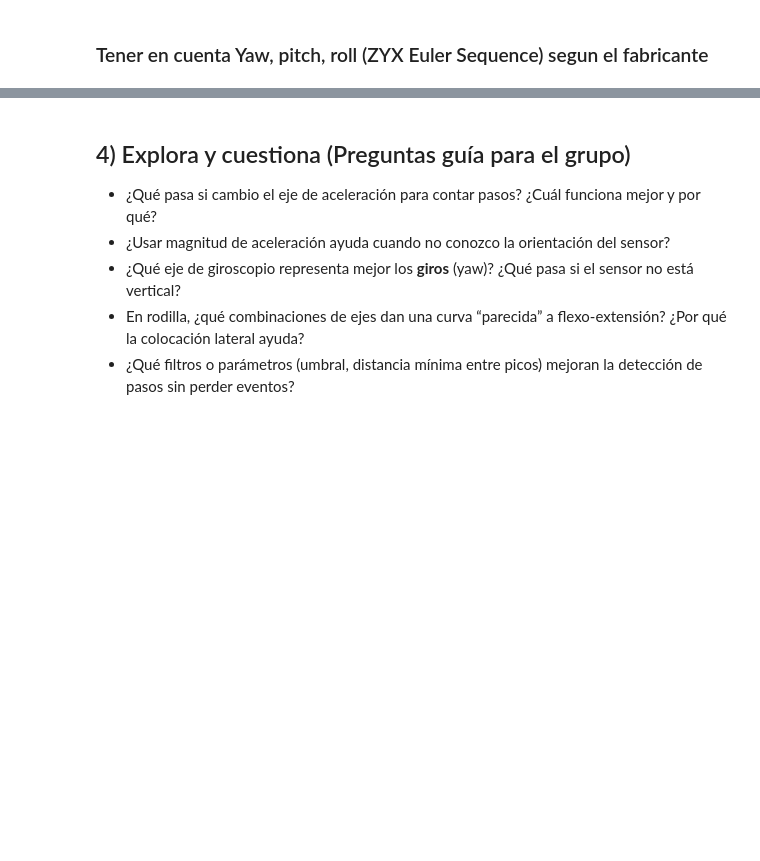
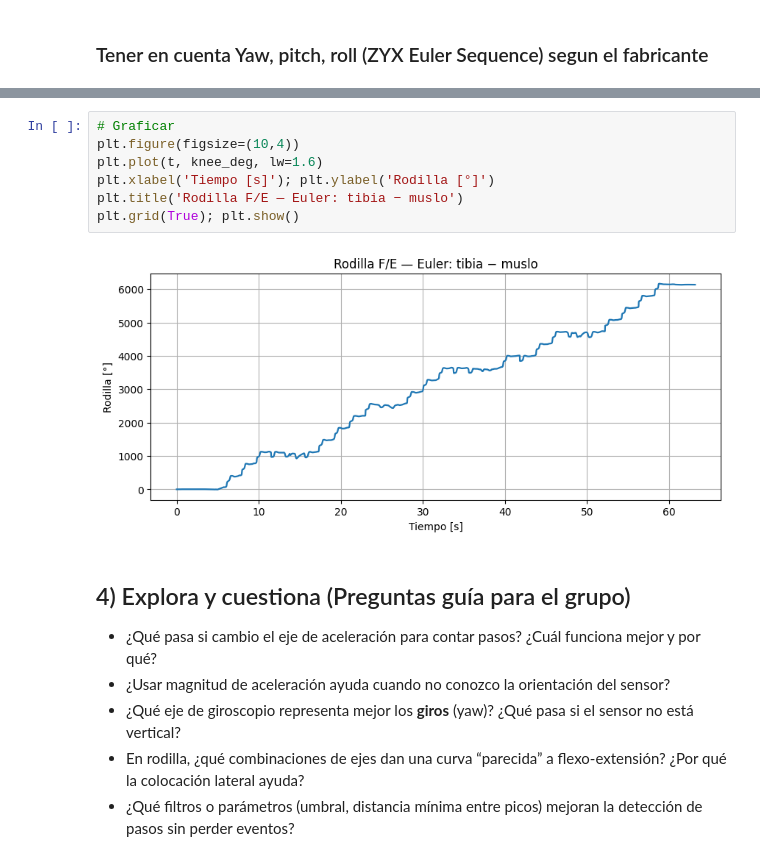
Before and after one commit to mvpinzon/IMU_ClassActivity, a Jupyter notebook: IMU_class_activities.ipynb, the cells around one changed output, grey strips where cells are left out. Drawn from its saved outputs; the diff is of its cells as text; blank space fills up the shorter version.

```diff
--- a/IMU_class_activities.ipynb
+++ b/IMU_class_activities.ipynb
@@ -246,3 +138,12 @@ print("💡 Sugerencia pedagógica: coloca los sensores de **lado**, a mitad del
+# %%
+# Graficar
+plt.figure(figsize=(10,4))
+plt.plot(t, knee_deg, lw=1.6)
+plt.xlabel('Tiempo [s]'); plt.ylabel('Rodilla [°]')
+plt.title('Rodilla F/E — Euler: tibia − muslo')
+plt.grid(True); plt.show()
+# %% [output]
+[figure, added]
 # %% [markdown]
 ## 4) Explora y cuestiona (Preguntas guía para el grupo)
 - ¿Qué pasa si cambio el eje de aceleración para contar pasos? ¿Cuál funciona mejor y por qué?
```
Also changed, not shown: parts of 7 cells of this notebook.
